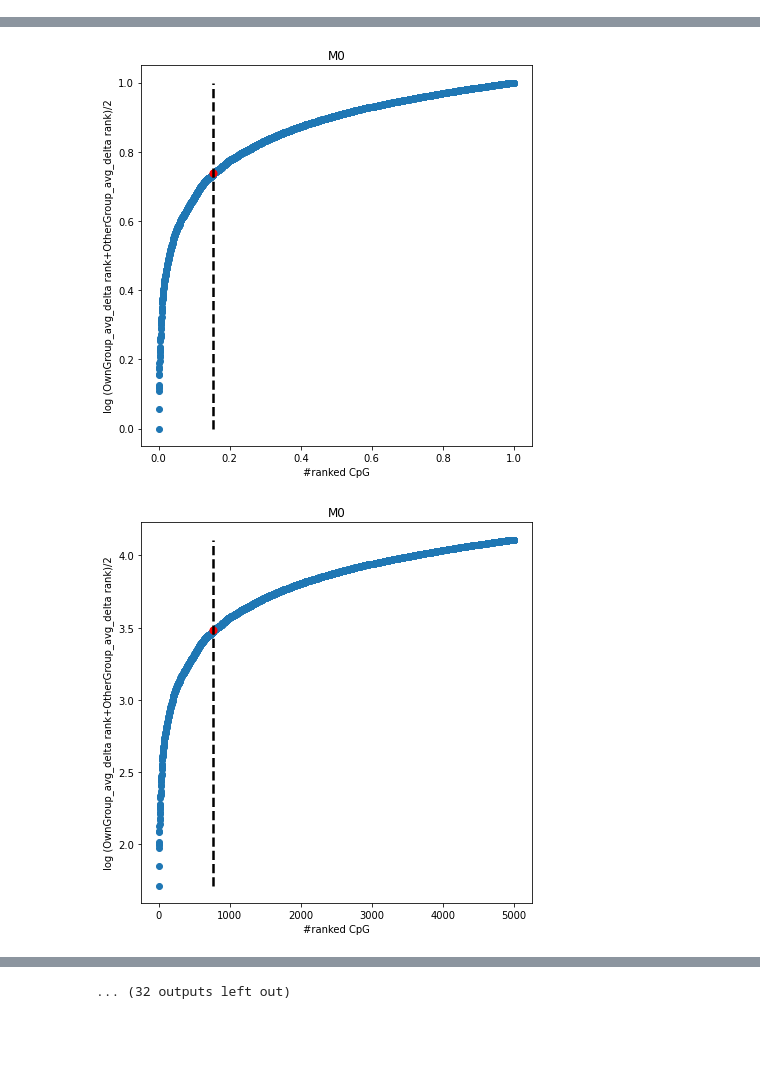
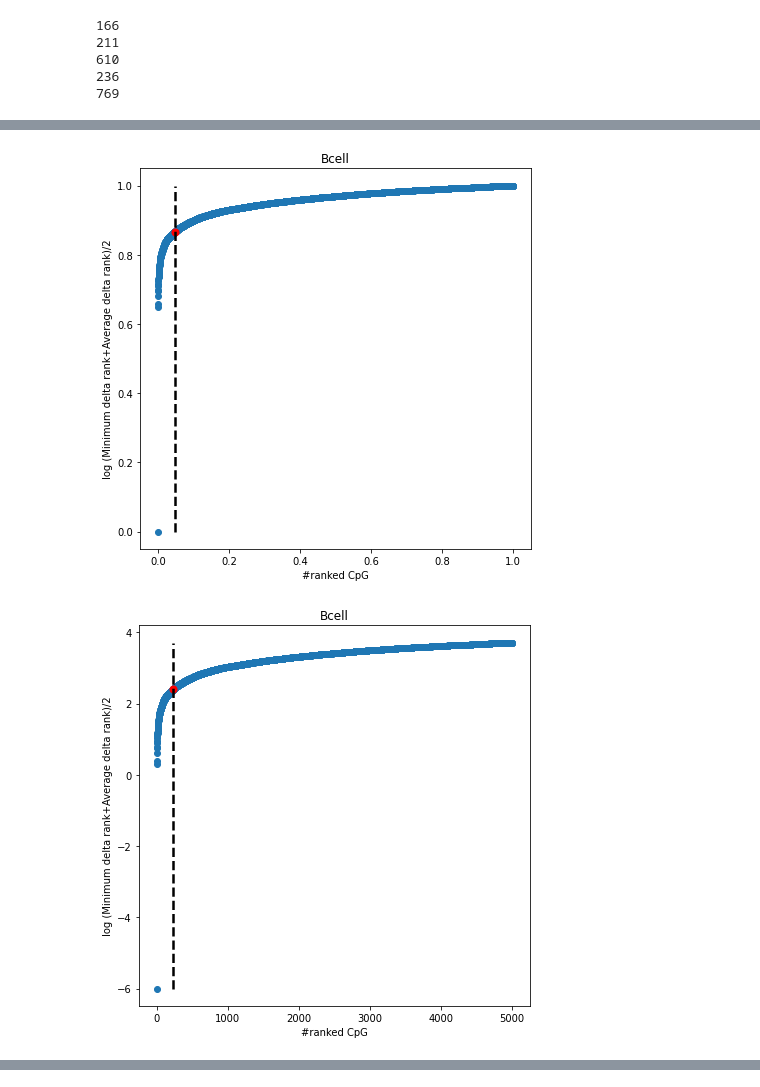
Before and after one commit to Irfanwustl/Research_code, a Jupyter notebook: tieredhash_table/rankspace_idea/tools/inflection_point_bilge_fixed.ipynb, the cells around one changed output, grey strips where cells are left out. Cells and saved outputs as stored; diff of their text form; code cells hidden in the pictures; blank space fills up the shorter version.

```diff
--- a/tieredhash_table/rankspace_idea/tools/inflection_point_bilge_fixed.ipynb
+++ b/tieredhash_table/rankspace_idea/tools/inflection_point_bilge_fixed.ipynb
@@ -4,9 +4,10 @@ import numpy as np
 import os
 import sys
 import matplotlib.pyplot as plt
-infol = '/Users/irffanalahi/Research/Research_update/SoftRD/hashtable_stats/tieredApproach/rankspace_idea/inflection_point/Blige/ranckedCTv2_fol/rankedCTv2'
+infol = '/Users/irffanalahi/Research/Research_update/SoftRD/hashtable_stats/tieredApproach/Majorlineage/BLU/BLU_major_rankedV1'
 
-col='(OwnGroup_avg_delta rank+OtherGroup_avg_delta rank)/2'
+#col='(OwnGroup_avg_delta rank+OtherGroup_avg_delta rank)/2'
+col='(Minimum delta rank+Average delta rank)/2'
 infiles = os.listdir(infol)
 if '.ipynb_checkpoints' in infiles:
     infiles.remove('.ipynb_checkpoints')
@@ -15,6 +16,9 @@ if '.DS_Store' in infiles:
 
 outfol = infol + '_figures'
 os.mkdir(infol + '_figures')
+
+outfolpos = infol + '_inflectionpos'
+os.mkdir(outfolpos)
 # %%
 def NormalizeData(data):
     return (data - np.min(data)) / (np.max(data) - np.min(data))
@@ -45,6 +49,12 @@ for file in infiles:
     fig1.savefig(outfol + '/' + file + '_roc_curve_normalized.pdf', bbox_inches='tight')
     # print('\nThreshold: \nx =', np.array(indf['index'])[ix], '\ny =', np.array(indf['log10'+col])[ix])
     cell_dict[cell] = [np.array(indf['index'])[ix]]
+
+    #####pos######
+    print(np.array(indf['index'])[ix])
+    (indf.head(n=np.array(indf['index'])[ix]+1))[['chrom','start','end']].to_csv(outfolpos + '/' + file +"_pos.txt",sep='\t',index=None,header=None)
+    #############
+
     fig2, ax2 = plt.subplots(1, 1, figsize=(7,7))
     ax2.scatter(np.array(indf['index']), np.array(indf['log10'+col]))
     ax2.plot([np.array(indf['index'])[ix], np.array(indf['index'])[ix]], [min(np.array(indf['log10'+col])), max(np.array(indf['log10'+col]))], c='k', ls='--', lw=2.5)
@@ -54,3 +64,8 @@ for file in infiles:
     ax2.set_title(cell)
     fig2.savefig(outfol + '/' + file + '_roc_curve.pdf', bbox_inches='tight')
 # %% [output]
+166
+211
+610
+236
+769
@@ -63,2 +78,2 @@ for file in infiles:
-[figure, old version]
+[figure, new version]
-[figure, old version]
+[figure, new version]
@@ -69,4 +82,3 @@ for file in infiles:
-... (32 outputs left out)
 # %%
 df_index = pd.DataFrame.from_dict(cell_dict, columns=['Index'], orient='index')
 df_index.to_csv(infol + '_index.txt',sep='\t')
```
Also changed, not shown: parts of 3 cells of this notebook, 38 other files.
